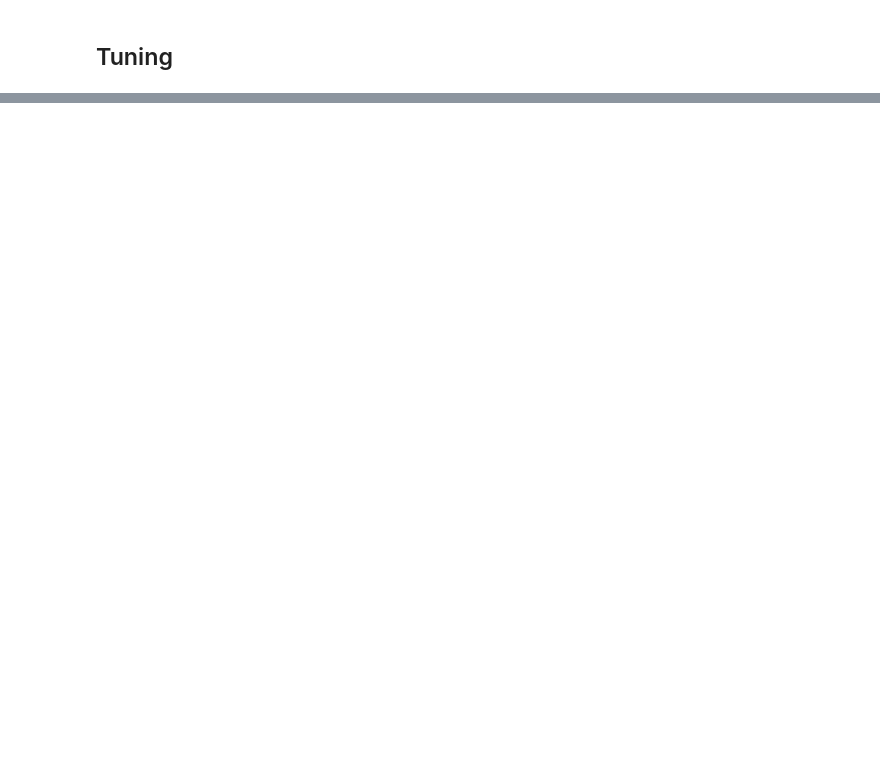
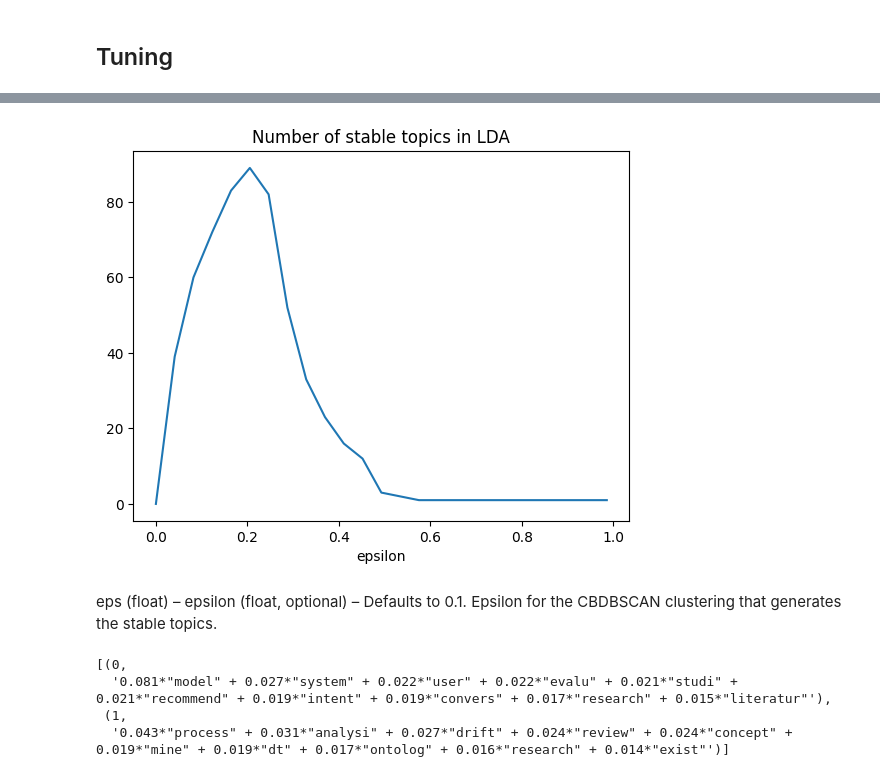
Before and after one commit to aot29/arxiv_exploratory, a Jupyter notebook: 07_reviews_Abstracts_LDA.ipynb, the cells around one changed output, grey strips where cells are left out. Drawn from its saved outputs; the diff is of its cells as text; code cells hidden in the pictures; blank space fills up the shorter version.

```diff
--- a/07_Abstracts_LDA.ipynb
+++ b/07_reviews_Abstracts_LDA.ipynb
@@ -96,7 +109,7 @@ parameters
 ensemble_workers = 4
 num_models = ensemble_workers * 2
 distance_workers = 4
-num_topics = 8
+num_topics = 100
 passes = 2
 # %%
 from gensim.models import EnsembleLda
@@ -151,0 +170,10 @@ ensemble.print_topics()
+# %%
+import numpy as np
+
+num_topics = []
+eps = np.linspace(without_diagonal.min(), without_diagonal.max(), num=25)
+for val in eps:
+    ensemble.recluster(eps=val, min_samples=2, min_cores=2)
+    topics = len(ensemble.get_topics())
+    num_topics.append(topics)
+    print(f"eps: {val} stable number of topics: {topics}")
@@ -151,0 +202,18 @@ ensemble.print_topics()
+# %%
+plt.plot(eps, num_topics)
+plt.title("Number of stable topics in LDA")
+plt.xlabel("epsilon")
+plt.show()
+# %% [output]
+[figure, added]
+# %% [markdown]
+eps (float) – epsilon (float, optional) – Defaults to 0.1. Epsilon for the CBDBSCAN clustering that generates the stable topics.
+# %%
+eps = 0.5340039665651672
+ensemble.recluster(eps=eps, min_samples=2, min_cores=2)
+ensemble.print_topics()
+# %% [output]
+[(0,
+  '0.081*"model" + 0.027*"system" + 0.022*"user" + 0.022*"evalu" + 0.021*"studi" + 0.021*"recommend" + 0.019*"intent" + 0.019*"convers" + 0.017*"research" + 0.015*"literatur"'),
+ (1,
+  '0.043*"process" + 0.031*"analysi" + 0.027*"drift" + 0.024*"review" + 0.024*"concept" + 0.019*"mine" + 0.019*"dt" + 0.017*"ontolog" + 0.016*"research" + 0.014*"exist"')]
```
Also changed, not shown: parts of 17 cells of this notebook, 3 other files.
